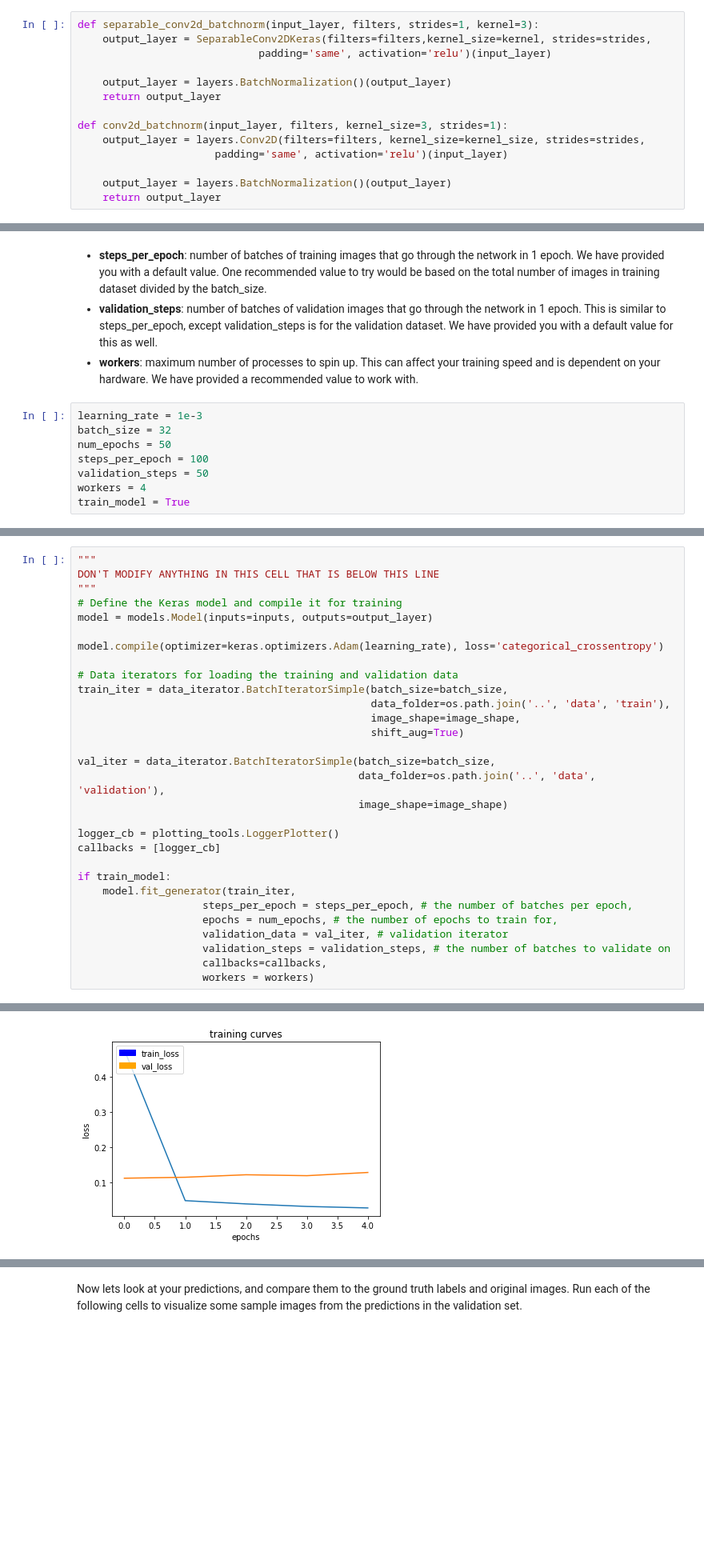
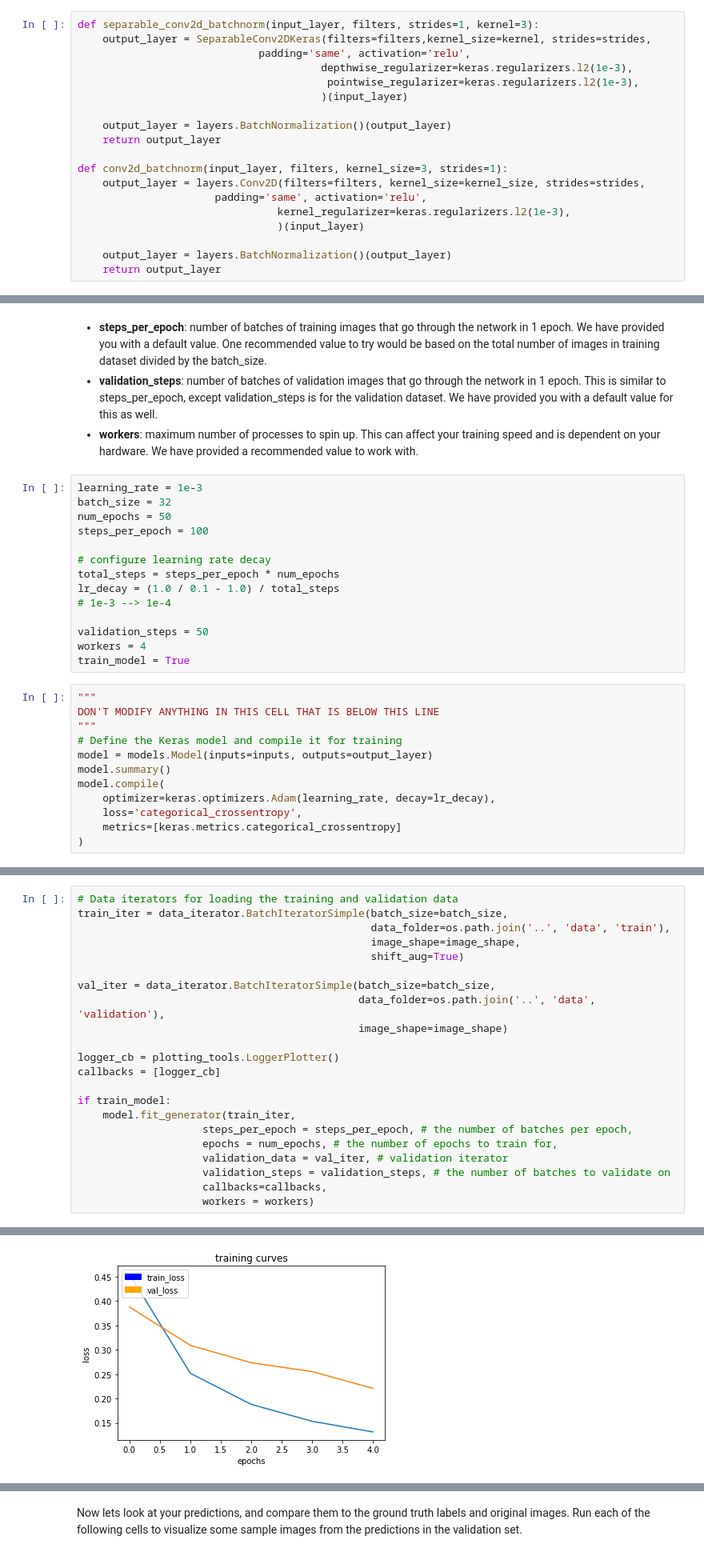
Before and after one commit to yycho0108/RoboND-DeepLearning-Project, a Jupyter notebook: code/model_training.ipynb, the cells around one changed output, grey strips where cells are left out. Shown at 80% size. Drawn from its saved outputs; the diff is of its cells as text; blank space fills up the shorter version.

```diff
--- a/code/model_training.ipynb
+++ b/code/model_training.ipynb
@@ -45,14 +45,19 @@ The Encoder for your FCN will essentially require separable convolution layers,
 # %%
 def separable_conv2d_batchnorm(input_layer, filters, strides=1, kernel=3):
     output_layer = SeparableConv2DKeras(filters=filters,kernel_size=kernel, strides=strides,
-                             padding='same', activation='relu')(input_layer)
+                             padding='same', activation='relu',
+                                       depthwise_regularizer=keras.regularizers.l2(1e-3),
+                                        pointwise_regularizer=keras.regularizers.l2(1e-3),
+                                       )(input_layer)
 
     output_layer = layers.BatchNormalization()(output_layer)
     return output_layer
 
 def conv2d_batchnorm(input_layer, filters, kernel_size=3, strides=1):
     output_layer = layers.Conv2D(filters=filters, kernel_size=kernel_size, strides=strides,
-                      padding='same', activation='relu')(input_layer)
+                      padding='same', activation='relu',
+                                kernel_regularizer=keras.regularizers.l2(1e-3),
+                                )(input_layer)
 
     output_layer = layers.BatchNormalization()(output_layer)
     return output_layer
@@ -153,6 +158,24 @@ learning_rate = 1e-3
 batch_size = 32
 num_epochs = 50
 steps_per_epoch = 100
+
+# configure learning rate decay
+total_steps = steps_per_epoch * num_epochs
+lr_decay = (1.0 / 0.1 - 1.0) / total_steps
+# 1e-3 --> 1e-4
+
 validation_steps = 50
 workers = 4
 train_model = True
+# %%
+"""
+DON'T MODIFY ANYTHING IN THIS CELL THAT IS BELOW THIS LINE
+"""
+# Define the Keras model and compile it for training
+model = models.Model(inputs=inputs, outputs=output_layer)
+model.summary()
+model.compile(
+    optimizer=keras.optimizers.Adam(learning_rate, decay=lr_decay),
+    loss='categorical_crossentropy',
+    metrics=[keras.metrics.categorical_crossentropy]
+)
@@ -159,12 +200,4 @@ train_model = True
 # %%
-"""
-DON'T MODIFY ANYTHING IN THIS CELL THAT IS BELOW THIS LINE
-"""
-# Define the Keras model and compile it for training
-model = models.Model(inputs=inputs, outputs=output_layer)
-
-model.compile(optimizer=keras.optimizers.Adam(learning_rate), loss='categorical_crossentropy')
-
 # Data iterators for loading the training and validation data
 train_iter = data_iterator.BatchIteratorSimple(batch_size=batch_size,
                                                data_folder=os.path.join('..', 'data', 'train'),
@@ -202,2 +235,2 @@ Epoch 4/50
 Epoch 5/50
-[figure, old version]
+[figure, new version]
```
Also changed, not shown: parts of 11 cells of this notebook.
